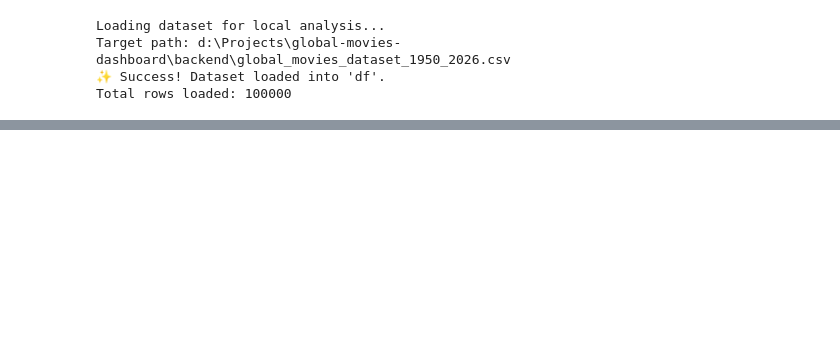
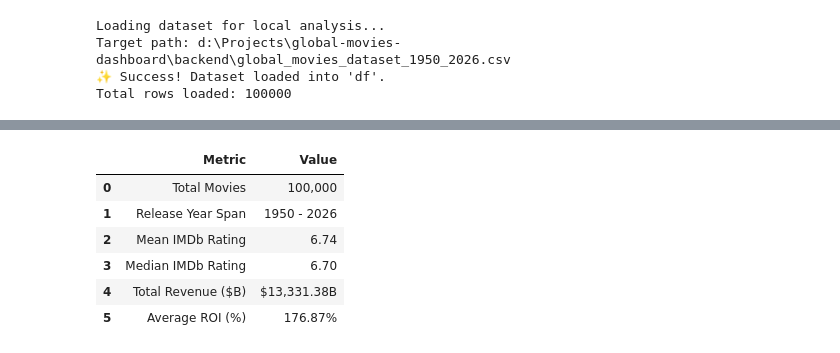
Before and after one commit to LawrenceOtieno/global-movies-dashboard, a Jupyter notebook: backend/analysis.ipynb, the cells around one changed output, grey strips where cells are left out. Drawn from its saved outputs; the diff is of its cells as text; code cells hidden in the pictures; blank space fills up the shorter version.

```diff
--- a/backend/analysis.ipynb
+++ b/backend/analysis.ipynb
@@ -66,0 +83,22 @@ NameError: name '__file__' is not defined
+# %%
+# Overview statistics
+summary_stats = pd.DataFrame({
+    "Metric": ["Total Movies", "Release Year Span", "Mean IMDb Rating", "Median IMDb Rating", "Total Revenue ($B)", "Average ROI (%)"],
+    "Value": [
+        f"{len(df):,}",
+        f"{df['release_year'].min()} - {df['release_year'].max()}",
+        f"{df['imdb_rating'].mean():.2f}",
+        f"{df['imdb_rating'].median():.2f}",
+        f"${df['revenue_million'].sum() / 1000:,.2f}B",
+        f"{df['roi_pct'].mean():.2f}%"
+    ]
+})
+summary_stats
+# %% [output]
+|  | Metric | Value |
+| 0 | Total Movies | 100,000 |
+| 1 | Release Year Span | 1950 - 2026 |
+| 2 | Mean IMDb Rating | 6.74 |
+| 3 | Median IMDb Rating | 6.70 |
+| 4 | Total Revenue ($B) | $13,331.38B |
+| 5 | Average ROI (%) | 176.87% |
```
Also changed, not shown: parts of 8 cells of this notebook.
